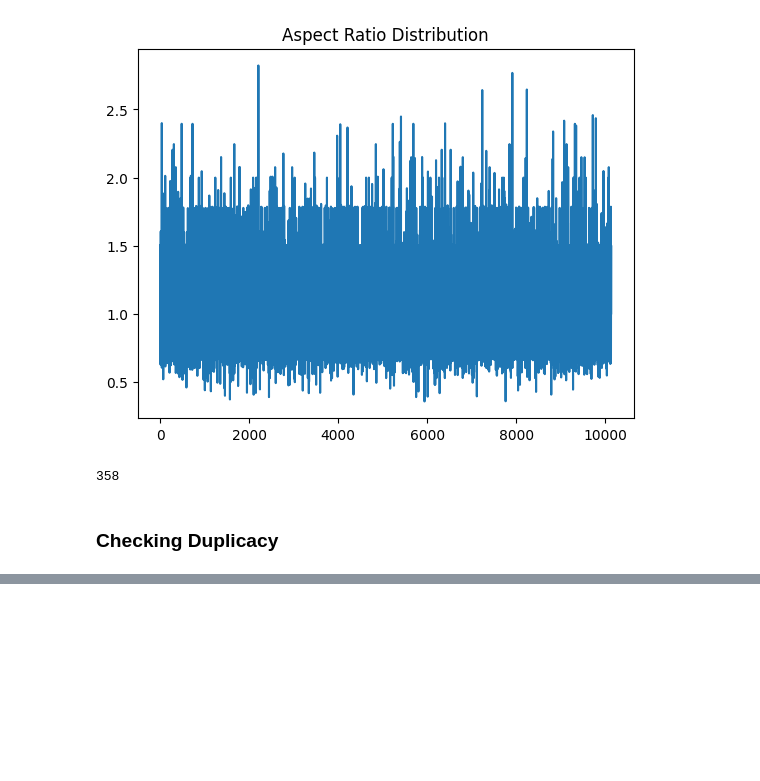
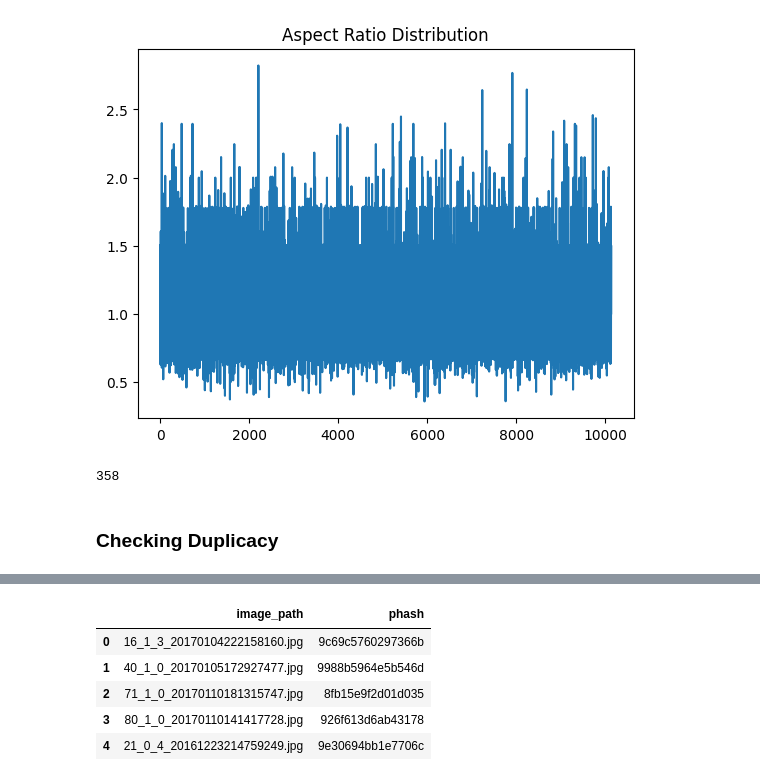
Before and after one commit to shindevaish/age_gender_classifier_cnn, a Jupyter notebook: data_cleaning.ipynb, the cells around one changed output, grey strips where cells are left out. Saved outputs shown, nothing was run; the diff lists cells and outputs as text; code cells hidden in the pictures; blank space fills up the shorter version.

```diff
--- a/data_cleaning.ipynb
+++ b/data_cleaning.ipynb
@@ -151,0 +104,11 @@ Removed duplicated images from dataset.
+# %%
+counts = 0
+for i in range(len(duplicates['image_path'])):
+    lst = duplicates['image_path'].iloc[i]
+    for img in lst[1:]:
+        count += 1
+        try:
+            os.remove(os.path.join(dir, img))
+            print(f"Removed duplicate image: {img}")
+        except Exception as e:
+            print(f"Error removing {img}: {e}")
@@ -151,0 +133,28 @@ Removed duplicated images from dataset.
+# %%
+def compute_phash(image_path):
+    try:
+        img = Image.open(image_path).convert('RGB')
+        phash = imagehash.phash(img) # capture the perceptual features
+        return str(phash)# binary to hex converted
+    except Exception as e:
+        print(f"Error processing {image_path}: {e}")
+        return None, None, None
+# %%
+phash_data = []
+for image in dataset:
+    image_path = os.path.join(dir, image)
+    phash = compute_phash(image_path)
+    phash_data.append({
+        'image_path' : image,
+        'phash' : phash
+    })
+
+phash_df = pd.DataFrame(phash_data)
+phash_df.head()
+# %% [output]
+|  | image_path | phash |
+| 0 | 16_1_3_20170104222158160.jpg | 9c69c5760297366b |
+| 1 | 40_1_0_20170105172927477.jpg | 9988b5964e5b546d |
+| 2 | 71_1_0_20170110181315747.jpg | 8fb15e9f2d01d035 |
+| 3 | 80_1_0_20170110141417728.jpg | 926f613d6ab43178 |
+| 4 | 21_0_4_20161223214759249.jpg | 9e30694bb1e7706c |
```
Also changed, not shown: parts of 21 cells of this notebook.
